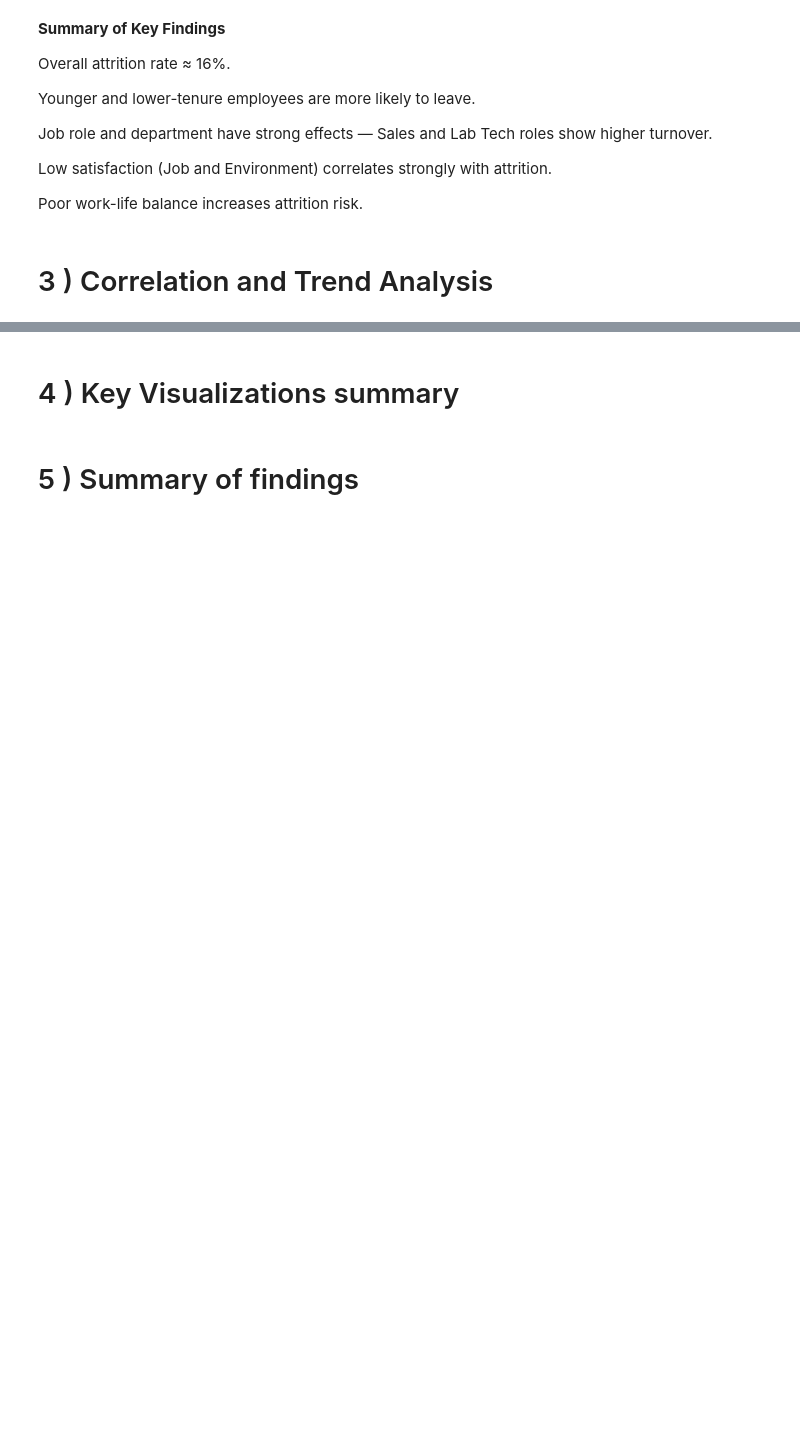
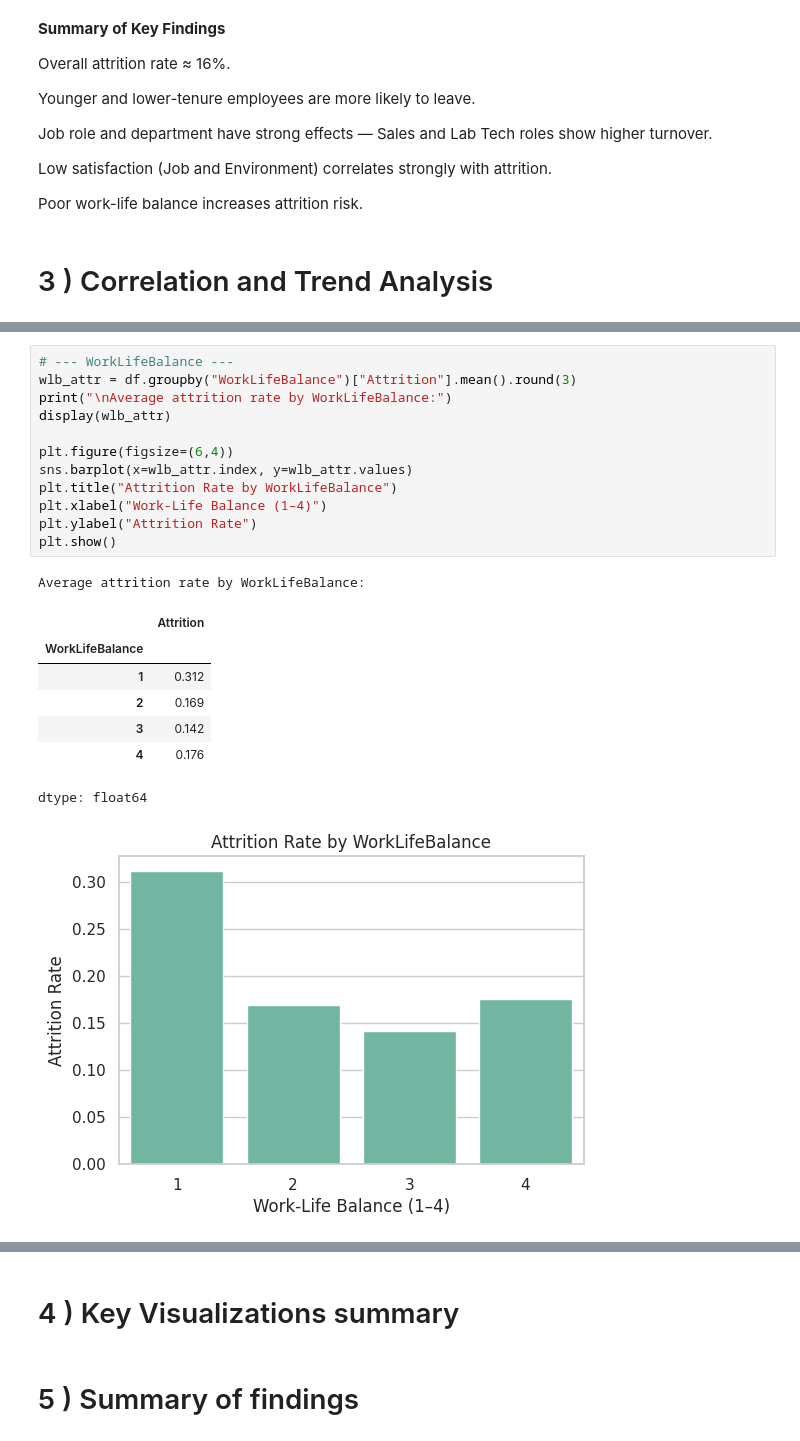
Before and after one commit to y-fares/PSTB-YCDynamics-Hackathon-1, a Jupyter notebook: yc_dynamics_hackathon1_subj3.ipynb, the cells around one changed output, grey strips where cells are left out. Saved outputs shown, nothing was run; the diff lists cells and outputs as text; blank space fills up the shorter version.

```diff
--- a/yc_dynamics_hackathon1_subj3.ipynb
+++ b/yc_dynamics_hackathon1_subj3.ipynb
@@ -394,0 +464,22 @@ Poor work-life balance increases attrition risk.
+# %%
+# --- WorkLifeBalance ---
+wlb_attr = df.groupby("WorkLifeBalance")["Attrition"].mean().round(3)
+print("\nAverage attrition rate by WorkLifeBalance:")
+display(wlb_attr)
+
+plt.figure(figsize=(6,4))
+sns.barplot(x=wlb_attr.index, y=wlb_attr.values)
+plt.title("Attrition Rate by WorkLifeBalance")
+plt.xlabel("Work-Life Balance (1–4)")
+plt.ylabel("Attrition Rate")
+plt.show()
+# %% [output]
+Average attrition rate by WorkLifeBalance:
+|  | Attrition |
+| WorkLifeBalance |  |
+| 1 | 0.312 |
+| 2 | 0.169 |
+| 3 | 0.142 |
+| 4 | 0.176 |
+dtype: float64
+[figure, added]
```
Also changed, not shown: parts of 12 cells of this notebook.
